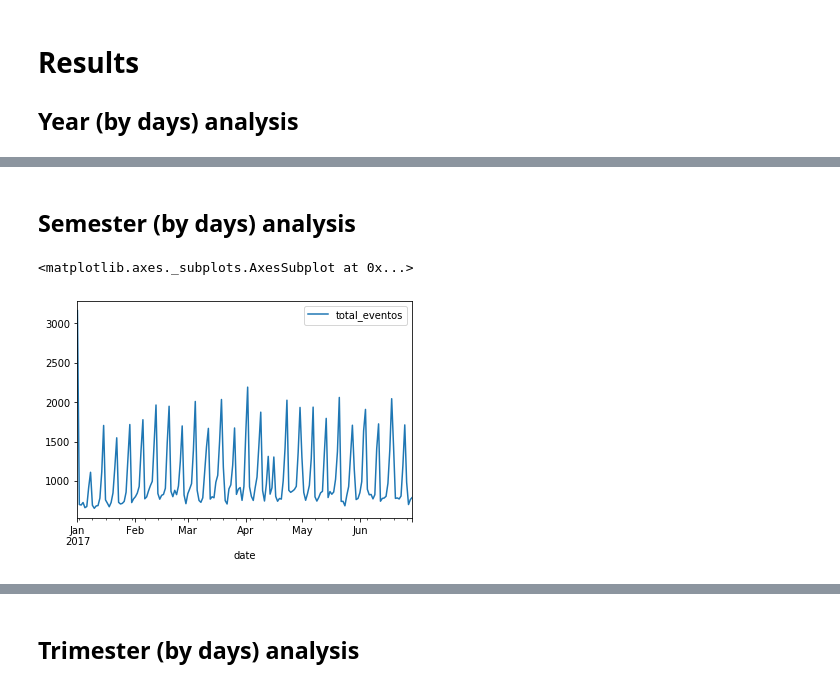
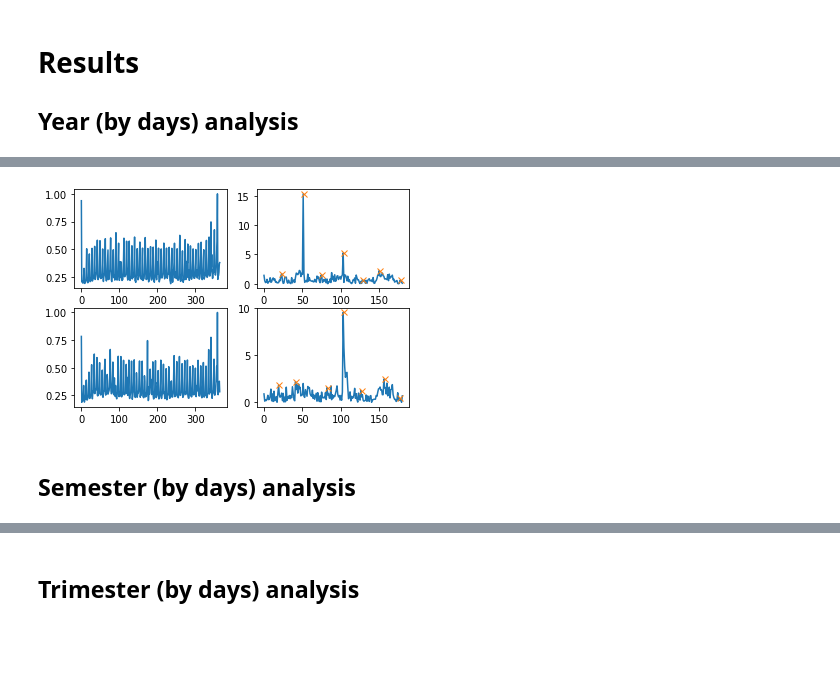
Before and after one commit to jrudascas/security_project, a Jupyter notebook: periodicity_experiments/experiment_02_periodicity_reproducible?.ipynb, the cells around one changed output, grey strips where cells are left out. Drawn from its saved outputs; the diff is of its cells as text; code cells hidden in the pictures; blank space fills up the shorter version.

```diff
--- a/periodicity_experiments/experiment_02_periodicity_reproducible?.ipynb
+++ b/periodicity_experiments/experiment_02_periodicity_reproducible?.ipynb
@@ -207,7 +154,23 @@ plt.plot(events_on_period['2018'])
+# %%
+plt.figure(1)
+plt.subplot(221)
+plt.plot(time_events_normalized['2017'])
+
+plt.subplot(222)
+peaks, _ = find_peaks(fft_events_in_subset['2017'], distance=20)
+plt.plot(fft_events_in_subset['2017'][1:])
+plt.plot(peaks, fft_events_in_subset['2017'][peaks], "x")
+
+plt.subplot(223)
+plt.plot(time_events_normalized['2018'])
+
+plt.subplot(224)
+peaks, _ = find_peaks(fft_events_in_subset['2018'], distance=20)
+plt.plot(fft_events_in_subset['2018'][1:])
+plt.plot(peaks, fft_events_in_subset['2018'][peaks], "x")
+
+plt.show()
+# %% [output]
+[figure, added]
 # %% [markdown]
 ## Semester (by days) analysis
-# %%
-df_by_date.head(180).plot()
-# %% [output]
-<matplotlib.axes._subplots.AxesSubplot at 0x...>
-[figure, removed]
```
Also changed, not shown: parts of 68 cells of this notebook.
